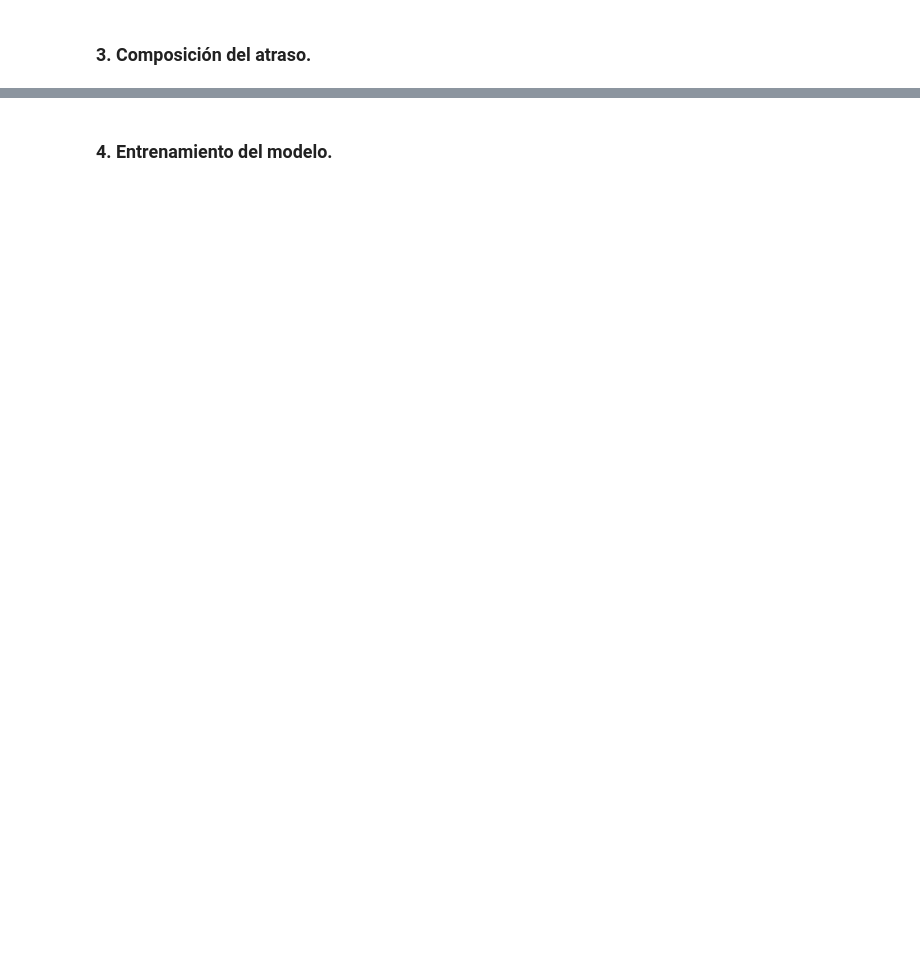
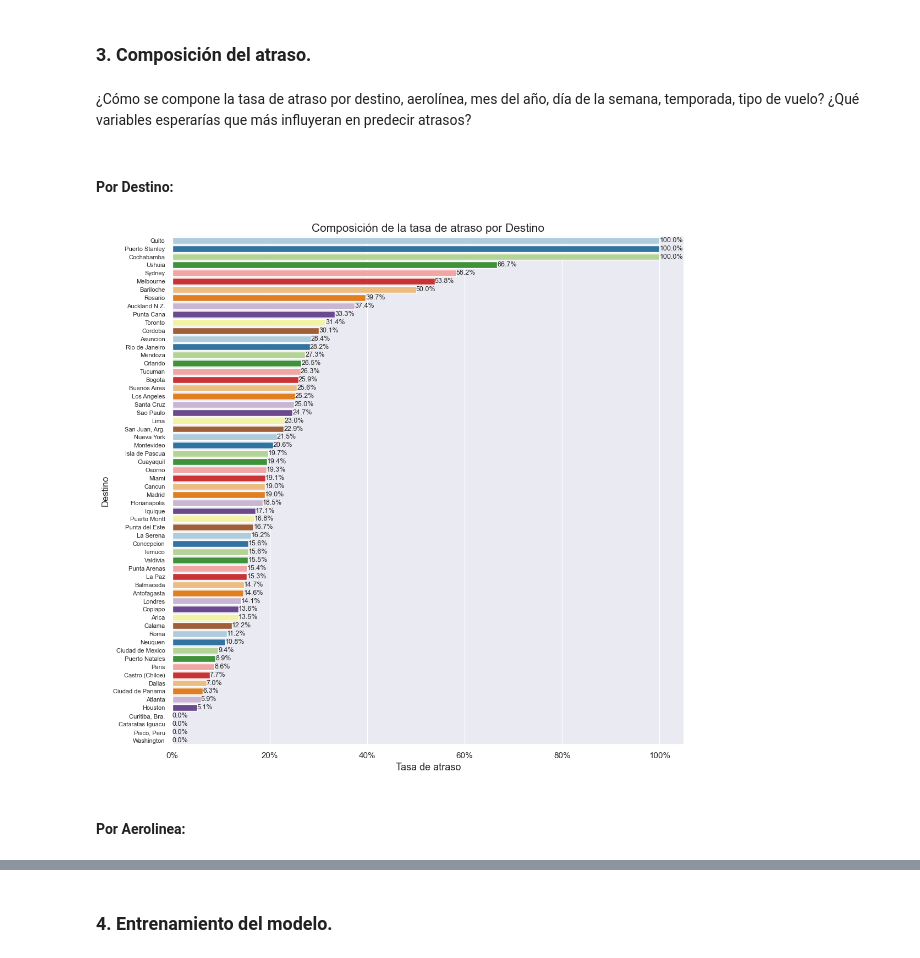
Before and after one commit to eaceror/latam-test, a Jupyter notebook: src/notebooks/solution.ipynb, the cells around one changed output, grey strips where cells are left out. Cells and saved outputs as stored; diff of their text form; code cells hidden in the pictures; blank space fills up the shorter version.

Commit message:
Composición de la tasa de atraso

```diff
--- a/src/notebooks/solution.ipynb
+++ b/src/notebooks/solution.ipynb
@@ -178,7 +178,7 @@ syntetic_df['atraso_15'] = np.where(syntetic_df['df_min']>15, 1, 0)
 
 # Periodo del día
 syntetic_df['periodo_dia'] = np.where((syntetic_df['fecha_i'].dt.time >= dt.time(5,0,0)) & (syntetic_df['fecha_i'].dt.time <= dt.time(11,59,59)), 'manana',
-                                      np.where((syntetic_df['fecha_i'].dt.time >= dt.time(12, 0, 0)) & (syntetic_df['fecha_i'].dt.time <= dt.time(18,59,59)), 'tarde', 'noche')
+                                      np.where((syntetic_df['fecha_i'].dt.time >= dt.time(12, 0, 0)) & (syntetic_df['fecha_i'].dt.time <= dt.time(18,59,59)), 'tarde', 'noche'))
 
 syntetic_df.head(5)
 # %% [output]
@@ -244,3 +256,25 @@ syntetic_df.drop(columns=['hour'], inplace=True)
 syntetic_df.to_csv('../../data/synthetic_features.csv', index=False)
 # %% [markdown]
 ### 3. Composición del atraso.
+# %% [markdown]
+¿Cómo se compone la tasa de atraso por destino, aerolínea, mes del año, día de la semana, temporada, tipo de vuelo?
+¿Qué variables esperarías que más influyeran en predecir atrasos?
+# %% [markdown]
+#### Por Destino:
+# %%
+df_groupped = syntetic_df.groupby(['siglades'], as_index=False)[['atraso_15']].mean().sort_values(by='atraso_15', ascending=False)
+df_groupped.reset_index(drop=True, inplace=True)
+# %%
+sns.set(rc = {'figure.figsize':(12,12)})
+ax = sns.barplot(y=df_groupped['siglades'], x=df_groupped['atraso_15'], palette='Paired')
+ax.xaxis.set_major_formatter(mtick.PercentFormatter(1));
+ax.set_yticklabels(ax.get_yticklabels(), fontsize=8);
+labels = [f'{i*100:.1f}%' for i in df_groupped['atraso_15'].values]
+ax.bar_label(ax.containers[0], labels=labels, fontsize=9);
+ax.set_ylabel('Destino', fontsize=12);
+ax.set_xlabel('Tasa de atraso', fontsize=13);
+ax.set_title('Composición de la tasa de atraso por Destino', fontsize=15);
+# %% [output]
+[figure, added]
+# %% [markdown]
+#### Por Aerolinea:
```
Also changed, not shown: parts of 31 cells of this notebook.
